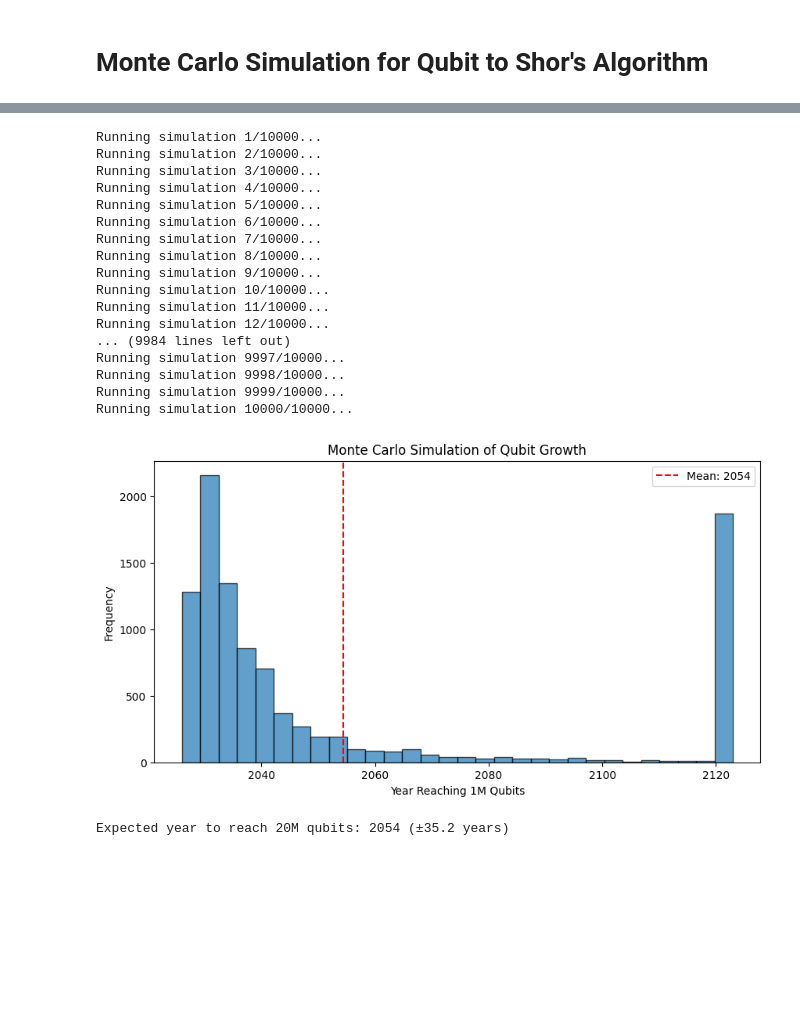
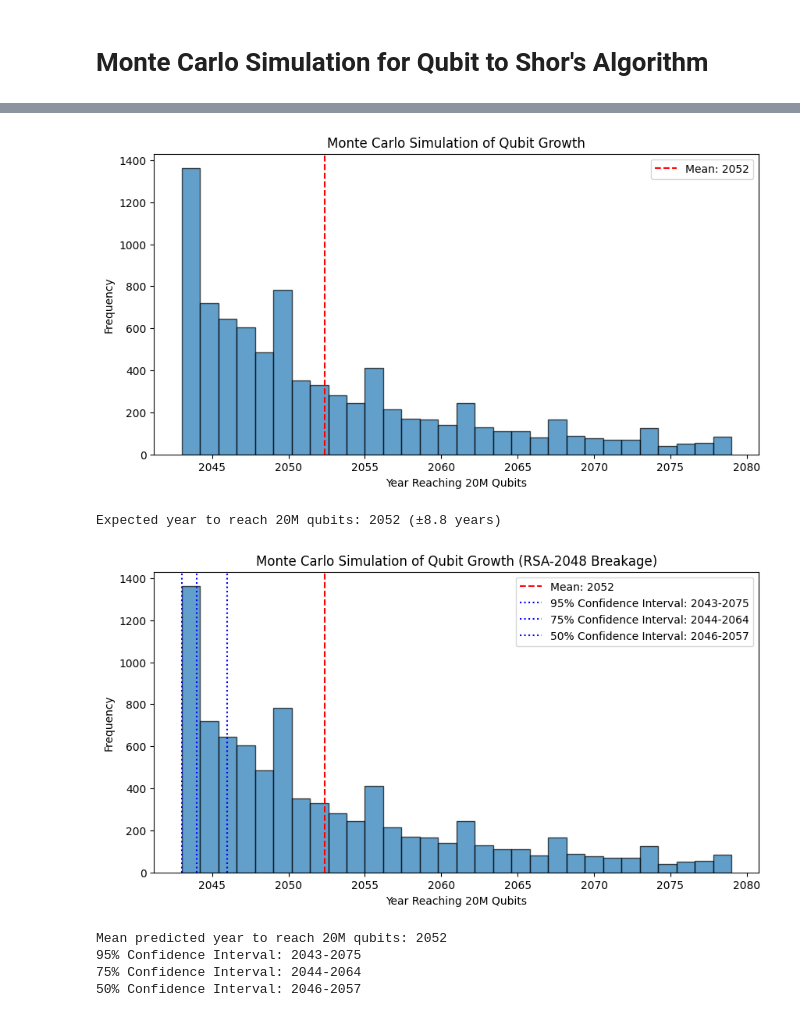
Before and after one commit to KengoKato02/qubit_monte_carlo_simulation, a Jupyter notebook: notebooks/monte_carlo.ipynb, the cells around one changed output, grey strips where cells are left out. Saved outputs shown, nothing was run; the diff lists cells and outputs as text; code cells hidden in the pictures; blank space fills up the shorter version.

Commit message:
fixes to 2080 year cap and confidence level intervals

```diff
--- a/notebooks/monte_carlo.ipynb
+++ b/notebooks/monte_carlo.ipynb
@@ -23,59 +25,77 @@ Successfully installed contourpy-1.3.1 cycler-0.12.1 fonttools-4.56.0 kiwisolver
 # %%
 import numpy as np
 import matplotlib.pyplot as plt
+from scipy.stats import truncnorm
 
 years = np.array([2016, 2017, 2018, 2019, 2020, 2021, 2022, 2023])
 qubits = np.array([5, 49, 72, 72, 76, 127, 433, 1180])
 
 r_estimates = np.log(qubits[1:] / qubits[:-1])
 r_mean, r_std = np.mean(r_estimates), np.std(r_estimates)
 
-n_simulations = 10000
+n_simulations = 10_000
 target_qubits = 20_000_000
 start_year = years[-1]
-max_years = 100
+max_years = 2080
+
+def truncated_normal(mean, std, lower, upper, size=1):
+    return truncnorm.rvs((lower - mean) / std, (upper - mean) / std, loc=mean, scale=std, size=size)
 
 predicted_years = []
 
 for _ in range(n_simulations):
-    print(f"Running simulation {_+1}/{n_simulations}...")
-    r_sim = np.random.normal(r_mean, r_std)
+    r_sim = truncated_normal(r_mean, r_std / 2, 0.01, 0.5)
     qubits_sim = qubits[-1]
     year = start_year
 
-    while qubits_sim < target_qubits and (year - start_year) < max_years:
+    while qubits_sim < target_qubits and year < max_years:
         qubits_sim *= np.exp(r_sim)
         year += 1
 
-    predicted_years.append(year)
+    if year < max_years:
+        predicted_years.append(year)
 
 plt.figure(figsize=(10,5))
 plt.hist(predicted_years, bins=30, edgecolor='black', alpha=0.7)
 plt.axvline(np.mean(predicted_years), color='red', linestyle='dashed', label=f"Mean: {np.mean(predicted_years):.0f}")
-plt.xlabel("Year Reaching 1M Qubits")
+plt.xlabel("Year Reaching 20M Qubits")
 plt.ylabel("Frequency")
 plt.title("Monte Carlo Simulation of Qubit Growth")
 plt.legend()
 plt.show()
 
 print(f"Expected year to reach 20M qubits: {np.mean(predicted_years):.0f} (±{np.std(predicted_years):.1f} years)")
 # %% [output]
+[figure, new version]
-Running simulation 1/10000...
-Running simulation 2/10000...
-Running simulation 3/10000...
-Running simulation 4/10000...
-Running simulation 5/10000...
-Running simulation 6/10000...
-Running simulation 7/10000...
-Running simulation 8/10000...
-Running simulation 9/10000...
-Running simulation 10/10000...
-Running simulation 11/10000...
-Running simulation 12/10000...
-... (9984 lines left out)
-Running simulation 9997/10000...
-Running simulation 9998/10000...
-Running simulation 9999/10000...
-Running simulation 10000/10000...
+Expected year to reach 20M qubits: 2052 (±8.8 years)
-[figure, old version]
-Expected year to reach 20M qubits: 2054 (±35.2 years)
+# %%
+predicted_years = np.array(predicted_years)
+
+conf_levels = [95, 75, 50]
+
+lower_percentiles = np.percentile(predicted_years, [(100 - level) / 2 for level in conf_levels])
+upper_percentiles = np.percentile(predicted_years, [100 - (100 - level) / 2 for level in conf_levels])
+
+plt.figure(figsize=(10, 5))
+plt.hist(predicted_years, bins=30, edgecolor='black', alpha=0.7)
+plt.axvline(np.mean(predicted_years), color='red', linestyle='dashed', label=f"Mean: {np.mean(predicted_years):.0f}")
+plt.xlabel("Year Reaching 20M Qubits")
+plt.ylabel("Frequency")
+plt.title("Monte Carlo Simulation of Qubit Growth (RSA-2048 Breakage)")
+plt.legend()
+
+for i, level in enumerate(conf_levels):
+    plt.axvline(lower_percentiles[i], color='blue', linestyle='dotted', label=f"{level}% Confidence Interval: {int(lower_percentiles[i])}-{int(upper_percentiles[i])}")
+
+plt.legend()
+plt.show()
+
+print(f"Mean predicted year to reach 20M qubits: {np.mean(predicted_years):.0f}")
+for i, level in enumerate(conf_levels):
+    print(f"{level}% Confidence Interval: {int(lower_percentiles[i])}-{int(upper_percentiles[i])}")
+# %% [output]
+[figure, added]
+Mean predicted year to reach 20M qubits: 2052
+95% Confidence Interval: 2043-2075
+75% Confidence Interval: 2044-2064
+50% Confidence Interval: 2046-2057
```
Also changed, not shown: parts of 1 cell of this notebook.
